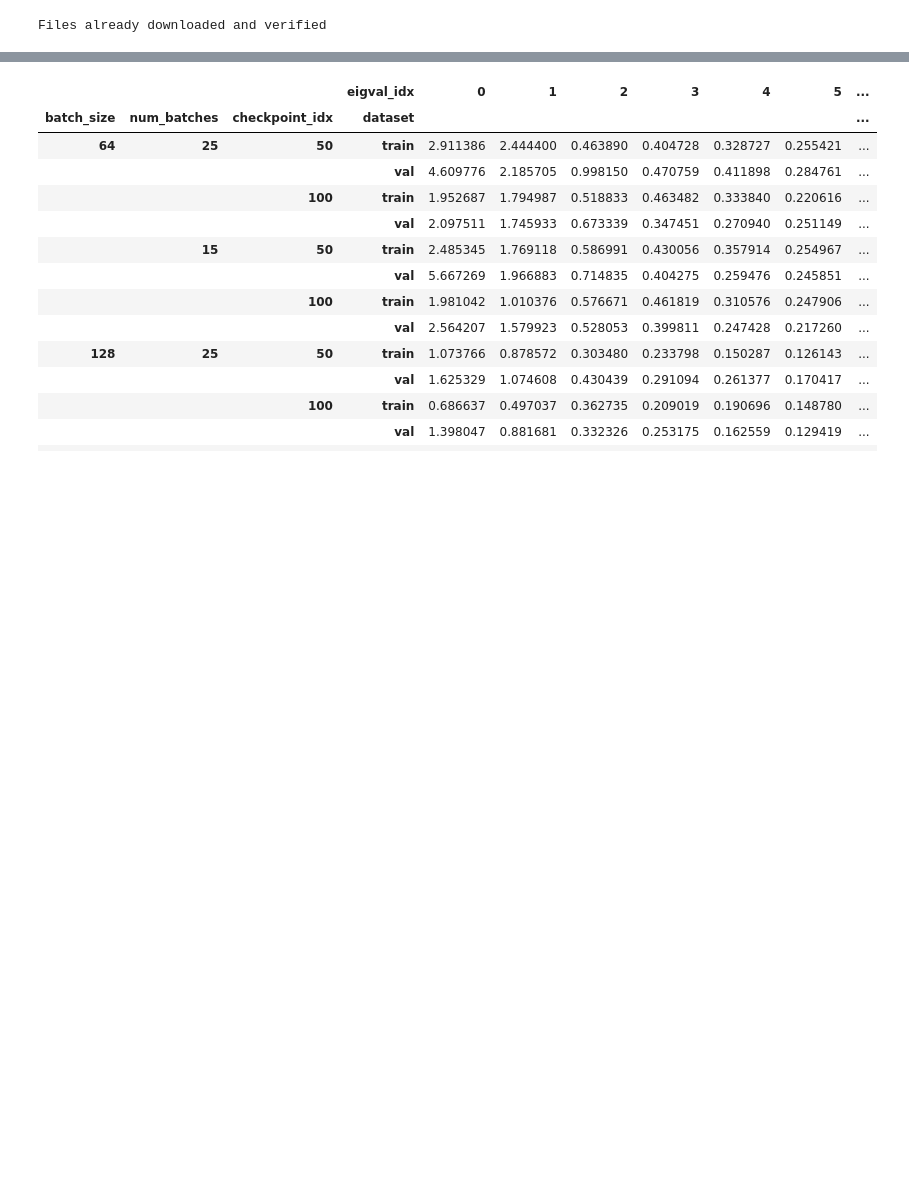
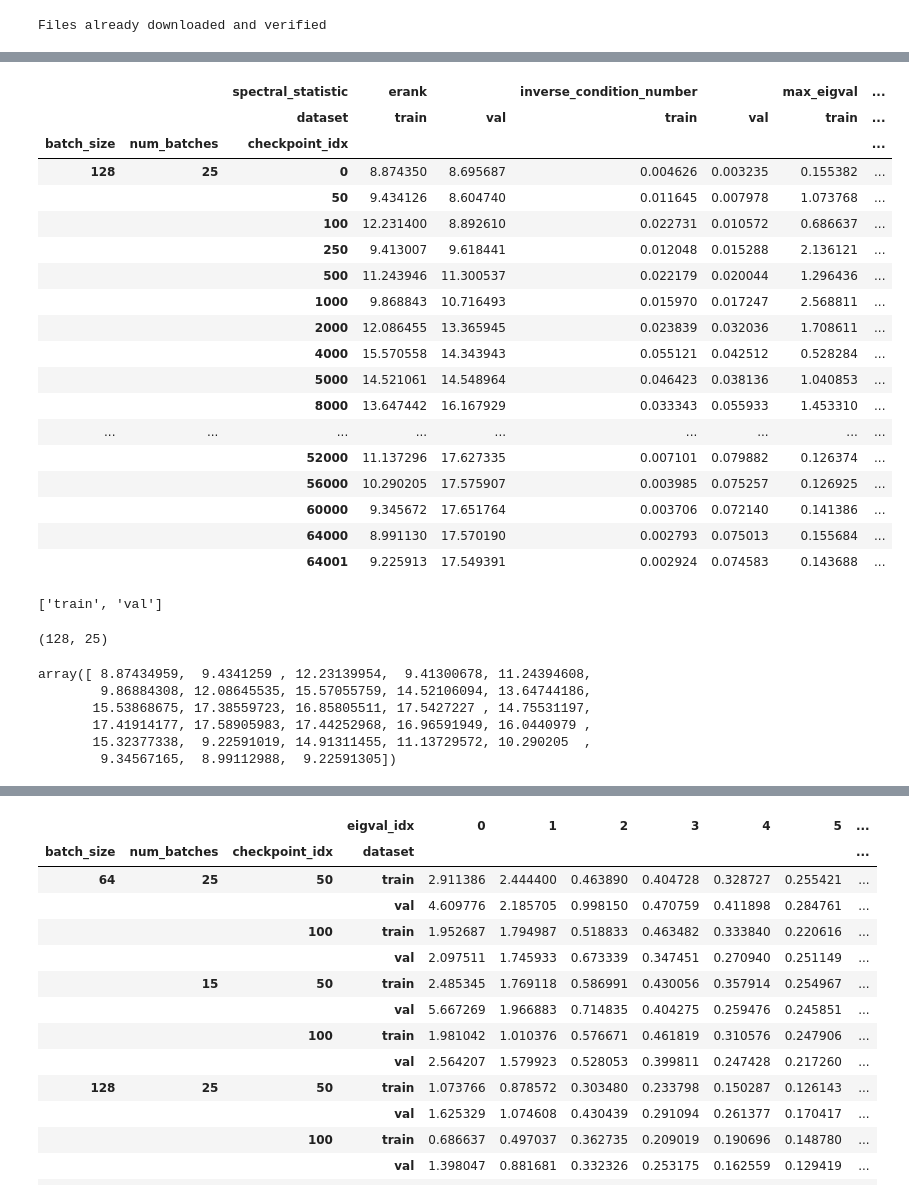
Before and after one commit to maximilianmbeck/tflearning, a Jupyter notebook: notebooks/covariance_gradient_analysis.ipynb, the cells around one changed output, grey strips where cells are left out. Saved outputs shown, nothing was run; the diff lists cells and outputs as text; code cells hidden in the pictures; blank space fills up the shorter version.

```diff
--- a/notebooks/covariance_gradient_analysis.ipynb
+++ b/notebooks/covariance_gradient_analysis.ipynb
@@ -61,0 +68,30 @@ stats
+# %%
+plot_df = stats
+statistic_names = ['max_eigval', 'inverse_condition_number', 'erank']
+# %%
+plot_df_ref = plot_df.swaplevel(0,1, axis=1).sort_index(axis=1, level=0)
+plot_df_ref
+# %% [output]
+|  |  | spectral_statistic | erank |  | inverse_condition_number |  | max_eigval | ... |
+|  |  | dataset | train | val | train | val | train | ... |
+| batch_size | num_batches | checkpoint_idx |  |  |  |  |  | ... |
+| 128 | 25 | 0 | 8.874350 | 8.695687 | 0.004626 | 0.003235 | 0.155382 | ... |
+|  |  | 50 | 9.434126 | 8.604740 | 0.011645 | 0.007978 | 1.073768 | ... |
+|  |  | 100 | 12.231400 | 8.892610 | 0.022731 | 0.010572 | 0.686637 | ... |
+|  |  | 250 | 9.413007 | 9.618441 | 0.012048 | 0.015288 | 2.136121 | ... |
+|  |  | 500 | 11.243946 | 11.300537 | 0.022179 | 0.020044 | 1.296436 | ... |
+|  |  | 1000 | 9.868843 | 10.716493 | 0.015970 | 0.017247 | 2.568811 | ... |
+|  |  | 2000 | 12.086455 | 13.365945 | 0.023839 | 0.032036 | 1.708611 | ... |
+|  |  | 4000 | 15.570558 | 14.343943 | 0.055121 | 0.042512 | 0.528284 | ... |
+|  |  | 5000 | 14.521061 | 14.548964 | 0.046423 | 0.038136 | 1.040853 | ... |
+|  |  | 8000 | 13.647442 | 16.167929 | 0.033343 | 0.055933 | 1.453310 | ... |
+| ... | ... | ... | ... | ... | ... | ... | ... | ... |
+|  |  | 52000 | 11.137296 | 17.627335 | 0.007101 | 0.079882 | 0.126374 | ... |
+|  |  | 56000 | 10.290205 | 17.575907 | 0.003985 | 0.075257 | 0.126925 | ... |
+|  |  | 60000 | 9.345672 | 17.651764 | 0.003706 | 0.072140 | 0.141386 | ... |
+|  |  | 64000 | 8.991130 | 17.570190 | 0.002793 | 0.075013 | 0.155684 | ... |
+|  |  | 64001 | 9.225913 | 17.549391 | 0.002924 | 0.074583 | 0.143688 | ... |
+# %%
+list(plot_df_ref.columns.get_level_values('dataset').unique())
+# %% [output]
+['train', 'val']
@@ -61,0 +101,13 @@ stats
+# %%
+ind
+# %% [output]
+(128, 25)
+# %%
+df.droplevel(level=[0,1])['erank']['train'].values
+# %% [output]
+array([ 8.87434959,  9.4341259 , 12.23139954,  9.41300678, 11.24394608,
+        9.86884308, 12.08645535, 15.57055759, 14.52106094, 13.64744186,
+       15.53868675, 17.38559723, 16.85805511, 17.5427227 , 14.75531197,
+       17.41914177, 17.58905983, 17.44252968, 16.96591949, 16.0440979 ,
+       15.32377338,  9.22591019, 14.91311455, 11.13729572, 10.290205  ,
+        9.34567165,  8.99112988,  9.22591305])
```
Also changed, not shown: parts of 4 cells of this notebook, 1 other file.
